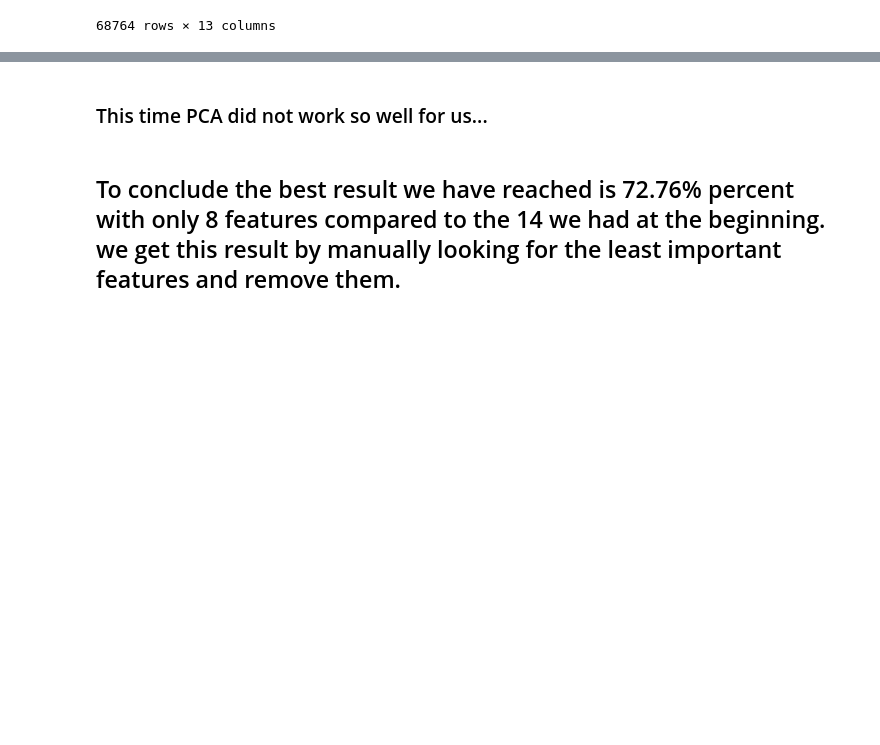
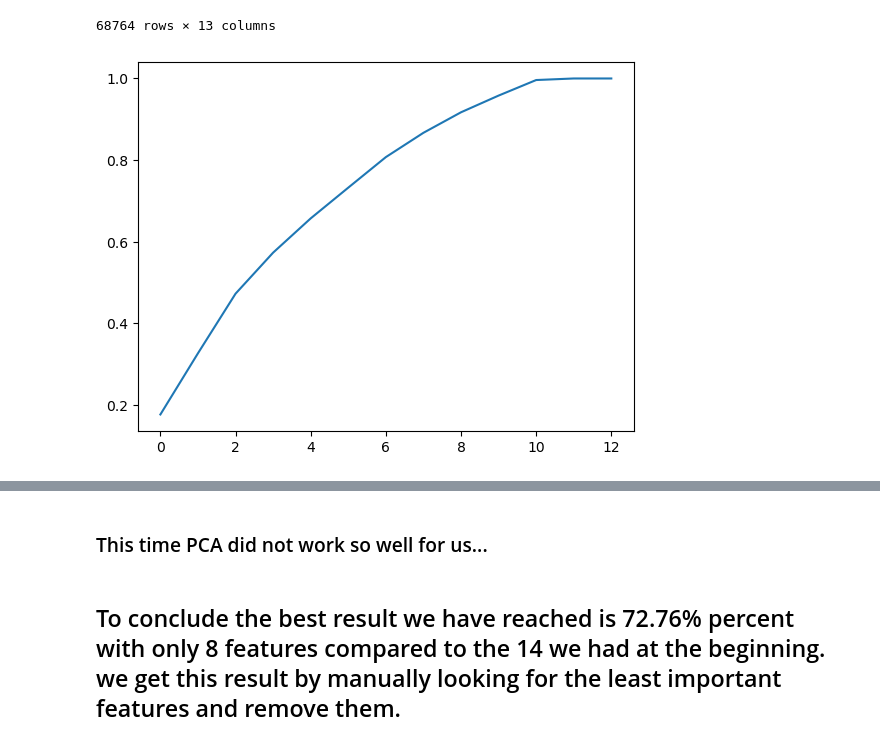
Before and after one commit to ortrsa/Data_Science_Final_Project_2, a Jupyter notebook: Notebook1-improve_EX1.ipynb, the cells around one changed output, grey strips where cells are left out. Saved outputs shown, nothing was run; the diff lists cells and outputs as text; code cells hidden in the pictures; blank space fills up the shorter version.

```diff
--- a/Notebook1-improve_EX1.ipynb
+++ b/Notebook1-improve_EX1.ipynb
@@ -459,4 +462,12 @@ pd.DataFrame(data = x2, columns = col)
 68764 rows × 13 columns
 # %%
 x2_train , x2_test , y2_train , y2_test = split(x2,y2 ,train_size = 0.8 , shuffle = True , random_state = 1)
+# %%
+pca1 = PCA()
+pca1.fit(x2_train)
+cumsum = np.cumsum(pca1.explained_variance_ratio_)
+plt.plot(cumsum)
+plt.show()
+# %% [output]
+[figure, added]
 # %%
```
Also changed, not shown: parts of 10 cells of this notebook.
